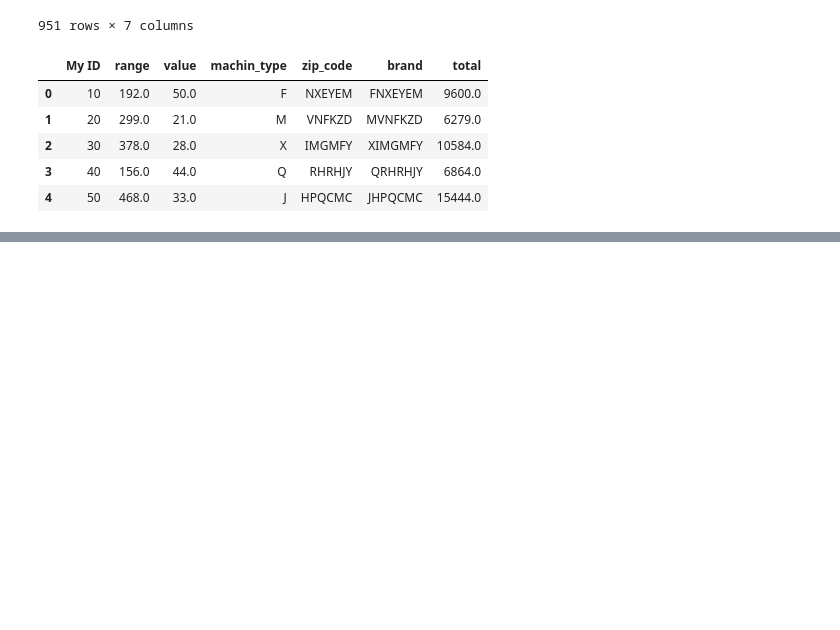
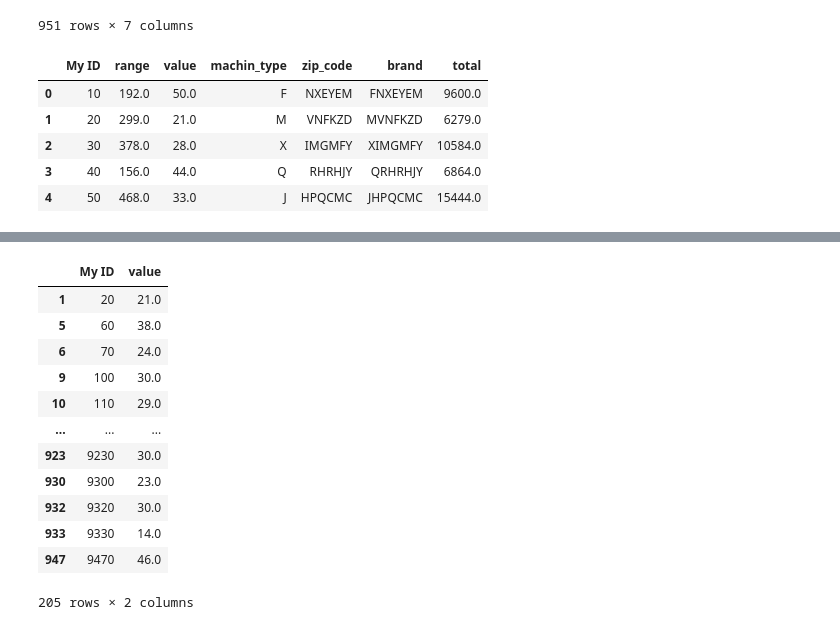
Before and after one commit to Ravkeerat02/comp3122_labs, a Jupyter notebook: Assignment3.ipynb, the cells around one changed output, grey strips where cells are left out. Drawn from its saved outputs; the diff is of its cells as text; code cells hidden in the pictures; blank space fills up the shorter version.

```diff
--- a/Assignment3.ipynb
+++ b/Assignment3.ipynb
@@ -277 +296,18 @@ SyntaxError: ignored
+# %%
+#Displaying only ID AND values with range from 250 - 350
+DF.loc[DF.range.between(250,350),['My ID','value']]
+# %% [output]
+|  | My ID | value |
+| 1 | 20 | 21.0 |
+| 5 | 60 | 38.0 |
+| 6 | 70 | 24.0 |
+| 9 | 100 | 30.0 |
+| 10 | 110 | 29.0 |
+| ... | ... | ... |
+| 923 | 9230 | 30.0 |
+| 930 | 9300 | 23.0 |
+| 932 | 9320 | 30.0 |
+| 933 | 9330 | 14.0 |
+| 947 | 9470 | 46.0 |
+205 rows × 2 columns
 # %%
```
Also changed, not shown: parts of 18 cells of this notebook.
